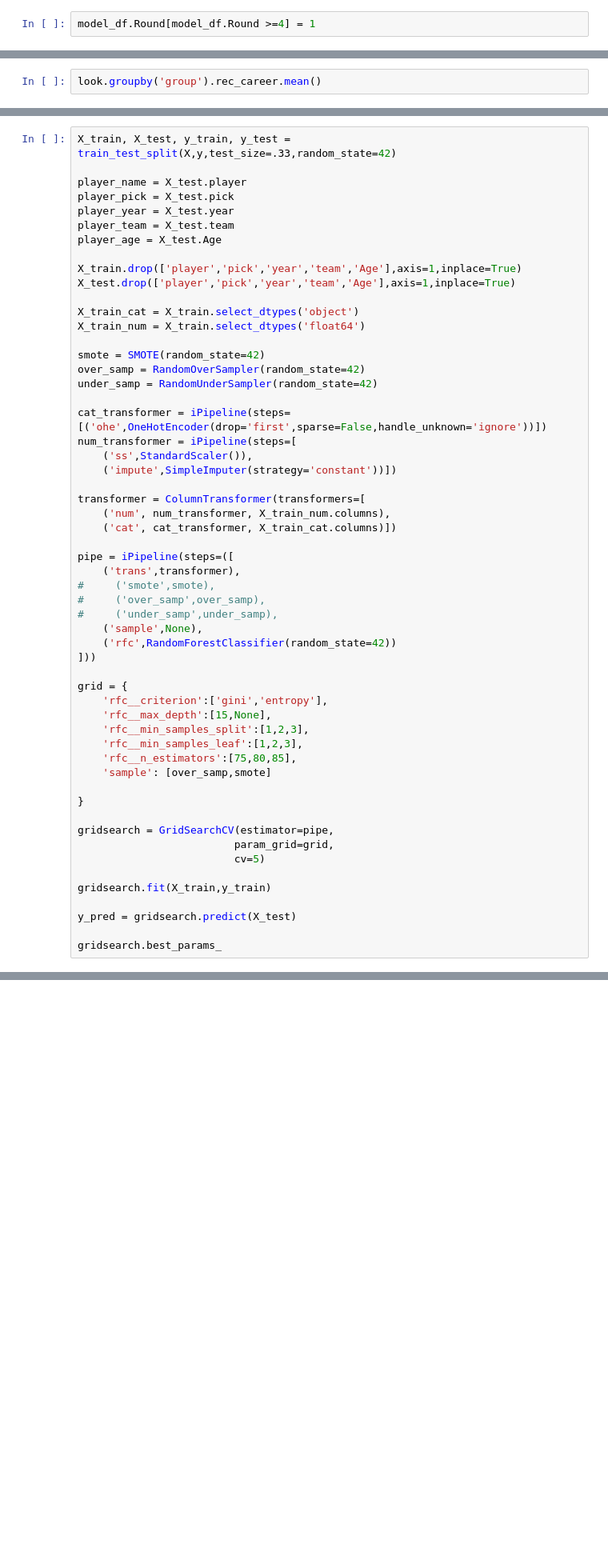
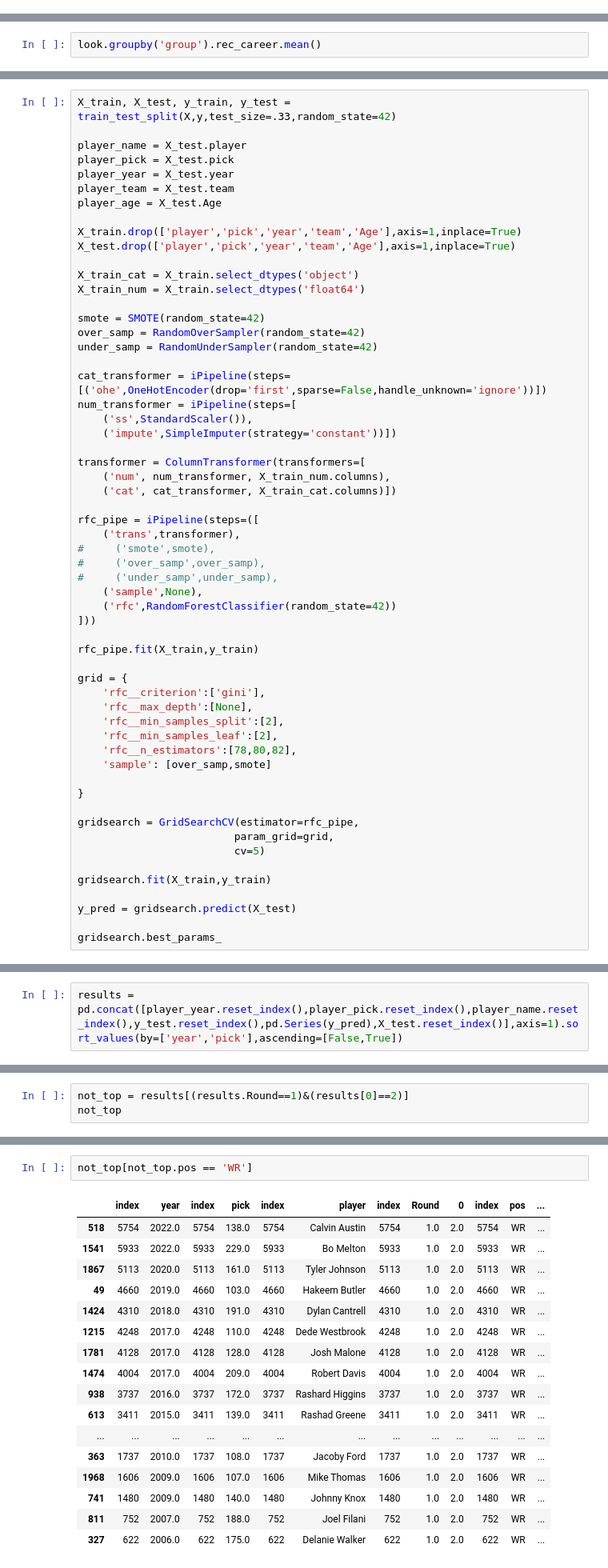
Before and after one commit to jpalgon/Draft_Combine, a Jupyter notebook: Modeling.ipynb, the cells around one changed output, grey strips where cells are left out. Shown at 80% size. Drawn from its saved outputs; the diff is of its cells as text; blank space fills up the shorter version.

Commit message:
updated modeling and eda

```diff
--- a/Modeling.ipynb
+++ b/Modeling.ipynb
@@ -43,2 +28,0 @@ See the caveats in the documentation: https://pandas.pydata.org/pandas-docs/stab
-# %%
-model_df.Round[model_df.Round >=4] = 1
@@ -315,7 +294,7 @@ transformer = ColumnTransformer(transformers=[
     ('num', num_transformer, X_train_num.columns),
     ('cat', cat_transformer, X_train_cat.columns)])
 
-pipe = iPipeline(steps=([
+rfc_pipe = iPipeline(steps=([
     ('trans',transformer),
 #     ('smote',smote),
 #     ('over_samp',over_samp),
@@ -324,17 +303,19 @@ pipe = iPipeline(steps=([
     ('rfc',RandomForestClassifier(random_state=42))
 ]))
 
+rfc_pipe.fit(X_train,y_train)
+
 grid = {
-    'rfc__criterion':['gini','entropy'],
-    'rfc__max_depth':[15,None],
-    'rfc__min_samples_split':[1,2,3],
-    'rfc__min_samples_leaf':[1,2,3],
-    'rfc__n_estimators':[75,80,85],
+    'rfc__criterion':['gini'],
+    'rfc__max_depth':[None],
+    'rfc__min_samples_split':[2],
+    'rfc__min_samples_leaf':[2],
+    'rfc__n_estimators':[78,80,82],
     'sample': [over_samp,smote]
 
 }
 
-gridsearch = GridSearchCV(estimator=pipe,
+gridsearch = GridSearchCV(estimator=rfc_pipe,
                          param_grid=grid,
                          cv=5)
 
@@ -369,0 +338,2 @@ Traceback (most recent call last):
+# %%
+results = pd.concat([player_year.reset_index(),player_pick.reset_index(),player_name.reset_index(),y_test.reset_index(),pd.Series(y_pred),X_test.reset_index()],axis=1).sort_values(by=['year','pick'],ascending=[False,True])
@@ -369,0 +357,3 @@ Traceback (most recent call last):
+# %%
+not_top = results[(results.Round==1)&(results[0]==2)]
+not_top
@@ -369,0 +374,20 @@ Traceback (most recent call last):
+# %%
+not_top[not_top.pos == 'WR']
+# %% [output]
+|  | index | year | index | pick | index | player | index | Round | 0 | index | pos | ... |
+| 518 | 5754 | 2022.0 | 5754 | 138.0 | 5754 | Calvin Austin | 5754 | 1.0 | 2.0 | 5754 | WR | ... |
+| 1541 | 5933 | 2022.0 | 5933 | 229.0 | 5933 | Bo Melton | 5933 | 1.0 | 2.0 | 5933 | WR | ... |
+| 1867 | 5113 | 2020.0 | 5113 | 161.0 | 5113 | Tyler Johnson | 5113 | 1.0 | 2.0 | 5113 | WR | ... |
+| 49 | 4660 | 2019.0 | 4660 | 103.0 | 4660 | Hakeem Butler | 4660 | 1.0 | 2.0 | 4660 | WR | ... |
+| 1424 | 4310 | 2018.0 | 4310 | 191.0 | 4310 | Dylan Cantrell | 4310 | 1.0 | 2.0 | 4310 | WR | ... |
+| 1215 | 4248 | 2017.0 | 4248 | 110.0 | 4248 | Dede Westbrook | 4248 | 1.0 | 2.0 | 4248 | WR | ... |
+| 1781 | 4128 | 2017.0 | 4128 | 128.0 | 4128 | Josh Malone | 4128 | 1.0 | 2.0 | 4128 | WR | ... |
+| 1474 | 4004 | 2017.0 | 4004 | 209.0 | 4004 | Robert Davis | 4004 | 1.0 | 2.0 | 4004 | WR | ... |
+| 938 | 3737 | 2016.0 | 3737 | 172.0 | 3737 | Rashard Higgins | 3737 | 1.0 | 2.0 | 3737 | WR | ... |
+| 613 | 3411 | 2015.0 | 3411 | 139.0 | 3411 | Rashad Greene | 3411 | 1.0 | 2.0 | 3411 | WR | ... |
+| ... | ... | ... | ... | ... | ... | ... | ... | ... | ... | ... | ... | ... |
+| 363 | 1737 | 2010.0 | 1737 | 108.0 | 1737 | Jacoby Ford | 1737 | 1.0 | 2.0 | 1737 | WR | ... |
+| 1968 | 1606 | 2009.0 | 1606 | 107.0 | 1606 | Mike Thomas | 1606 | 1.0 | 2.0 | 1606 | WR | ... |
+| 741 | 1480 | 2009.0 | 1480 | 140.0 | 1480 | Johnny Knox | 1480 | 1.0 | 2.0 | 1480 | WR | ... |
+| 811 | 752 | 2007.0 | 752 | 188.0 | 752 | Joel Filani | 752 | 1.0 | 2.0 | 752 | WR | ... |
+| 327 | 622 | 2006.0 | 622 | 175.0 | 622 | Delanie Walker | 622 | 1.0 | 2.0 | 622 | WR | ... |
```
Also changed, not shown: parts of 27 cells of this notebook, 1 other file.
